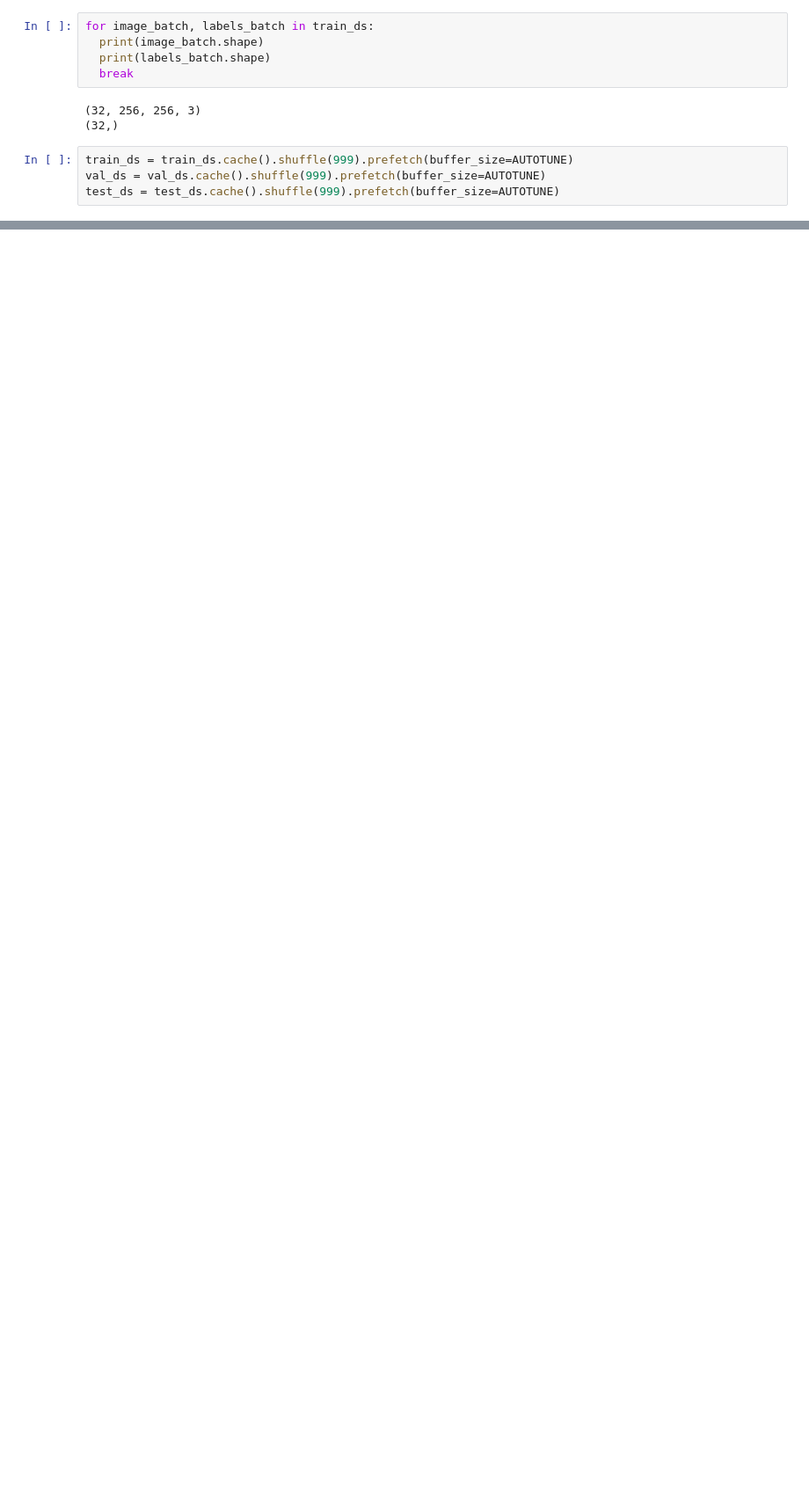
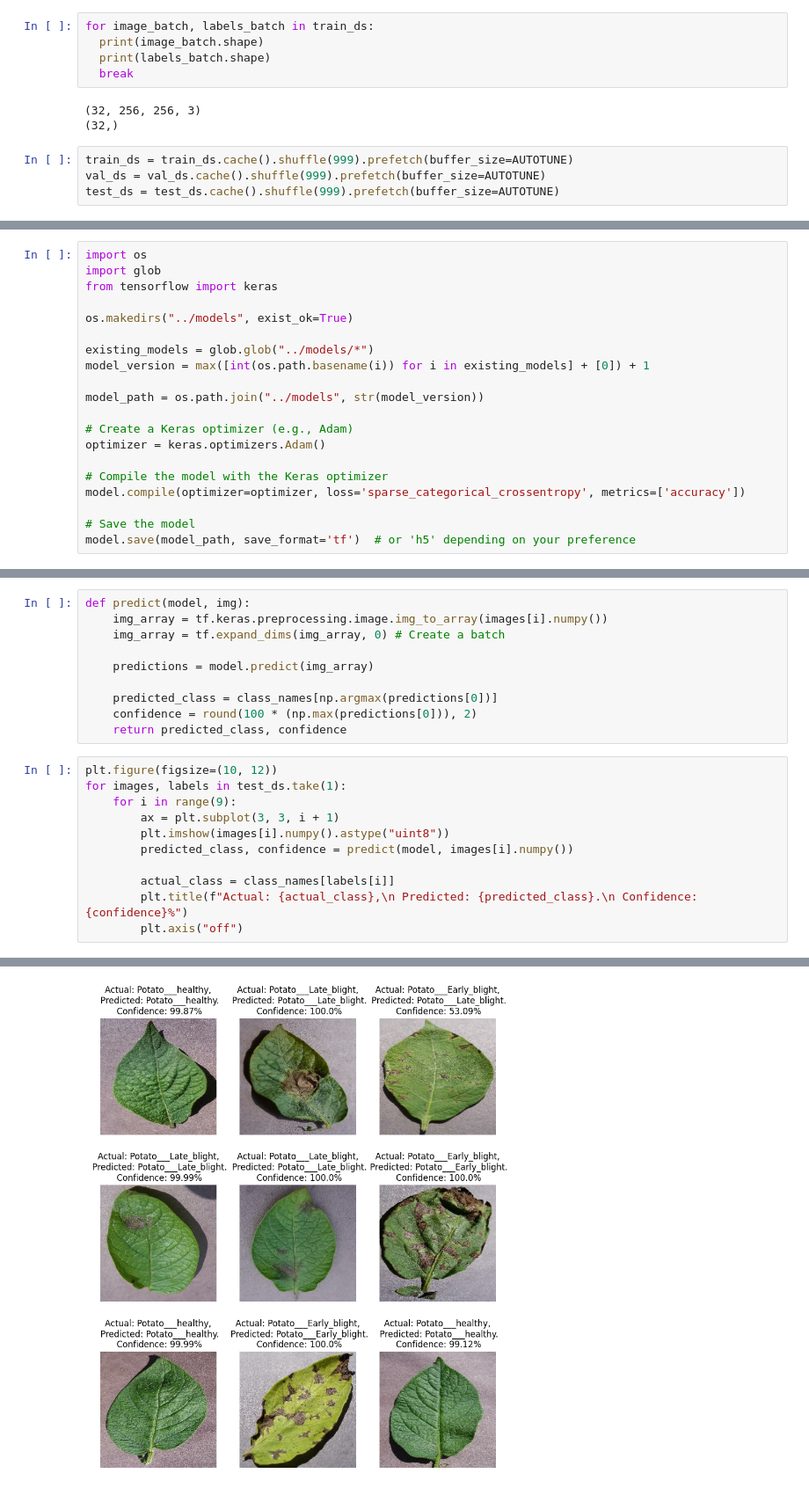
Before and after one commit to abdul-code22/Plant-disease-Major-1, a Jupyter notebook: training/training.ipynb, the cells around one changed output, grey strips where cells are left out. Shown at 88% size. Drawn from its saved outputs; the diff is of its cells as text; blank space fills up the shorter version.

```diff
--- a/training/training.ipynb
+++ b/training/training.ipynb
@@ -77,0 +221,20 @@ test_ds = test_ds.cache().shuffle(999).prefetch(buffer_size=AUTOTUNE)
+# %%
+import os
+import glob
+from tensorflow import keras
+
+os.makedirs("../models", exist_ok=True)
+
+existing_models = glob.glob("../models/*")
+model_version = max([int(os.path.basename(i)) for i in existing_models] + [0]) + 1
+
+model_path = os.path.join("../models", str(model_version))
+
+# Create a Keras optimizer (e.g., Adam)
+optimizer = keras.optimizers.Adam()
+
+# Compile the model with the Keras optimizer
+model.compile(optimizer=optimizer, loss='sparse_categorical_crossentropy', metrics=['accuracy'])
+
+# Save the model
+model.save(model_path, save_format='tf')  # or 'h5' depending on your preference
@@ -77,0 +244,22 @@ test_ds = test_ds.cache().shuffle(999).prefetch(buffer_size=AUTOTUNE)
+# %%
+def predict(model, img):
+    img_array = tf.keras.preprocessing.image.img_to_array(images[i].numpy())
+    img_array = tf.expand_dims(img_array, 0) # Create a batch
+
+    predictions = model.predict(img_array)
+
+    predicted_class = class_names[np.argmax(predictions[0])]
+    confidence = round(100 * (np.max(predictions[0])), 2)
+    return predicted_class, confidence
+# %%
+plt.figure(figsize=(10, 12))
+for images, labels in test_ds.take(1):
+    for i in range(9):
+        ax = plt.subplot(3, 3, i + 1)
+        plt.imshow(images[i].numpy().astype("uint8"))
+        predicted_class, confidence = predict(model, images[i].numpy())
+
+        actual_class = class_names[labels[i]]
+        plt.title(f"Actual: {actual_class},\n Predicted: {predicted_class}.\n Confidence: {confidence}%")
+        plt.axis("off")
+# %% [output]
@@ -77,0 +275 @@ test_ds = test_ds.cache().shuffle(999).prefetch(buffer_size=AUTOTUNE)
+[figure, added]
```
Also changed, not shown: parts of 16 cells of this notebook.
